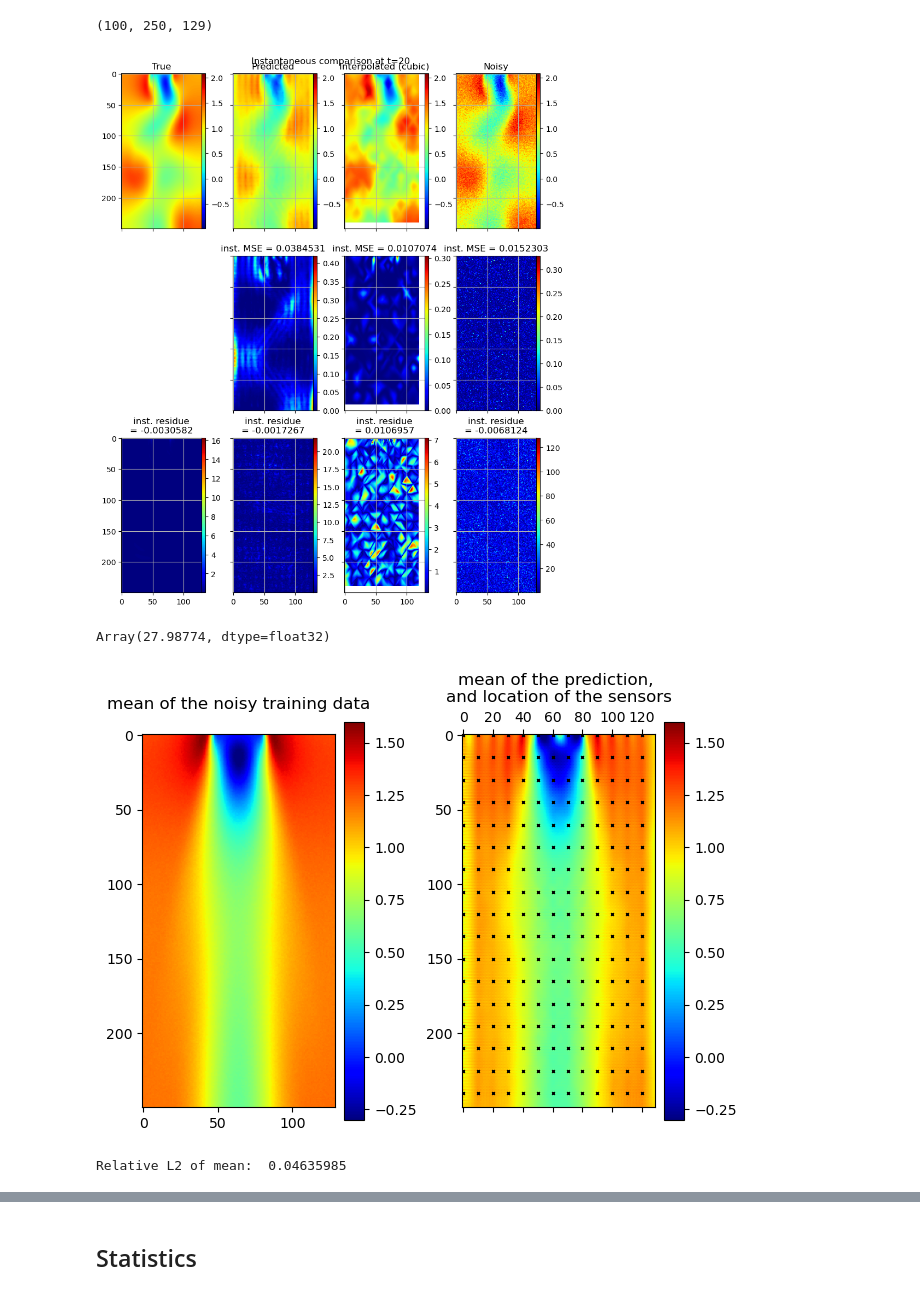
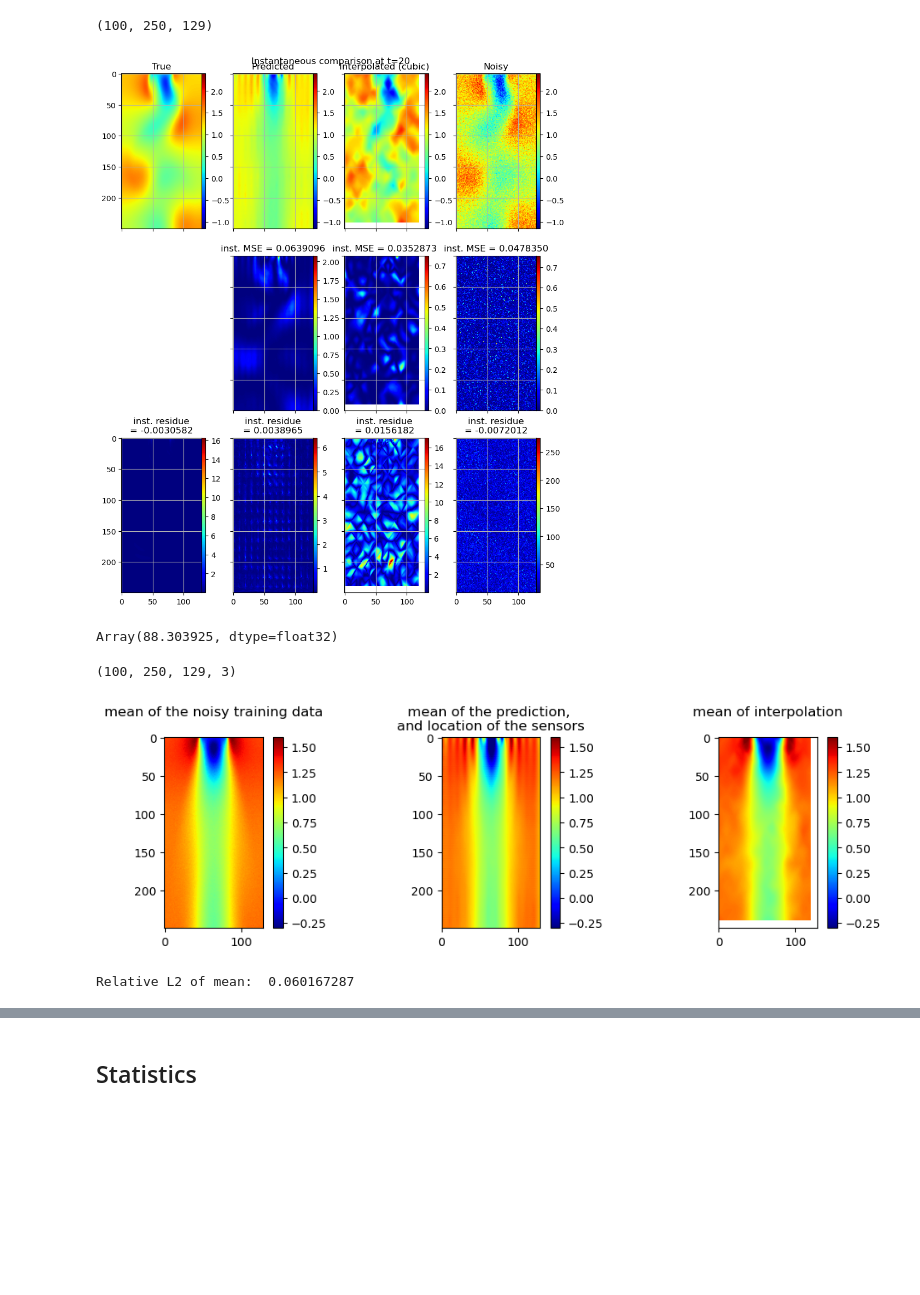
Before and after one commit to MagriLab/FlowReconstructionFromExperiment, a Jupyter notebook: visualisation_notebook/results_physics.ipynb, the cells around one changed output, grey strips where cells are left out. Cells and saved outputs as stored; diff of their text form; code cells hidden in the pictures; blank space fills up the shorter version.

Commit message:
figures for comparing lossfns when noisy

```diff
--- a/visualisation_notebook/results_physics.ipynb
+++ b/visualisation_notebook/results_physics.ipynb
@@ -33,13 +33,8 @@ plt.style.use('../flowrec/utils/ppt.mplstyle')
 # %%
 # results_dir = Path('../local_results/t2spfcpi3230718102925') # qr-pod
 # results_dir = Path('../local_results/draft/t2gpfcpi3230714182415/') # clean_grid_recosntruction
-# results_dir = Path('../local_results/snr20-mean3/treasured-sweep-11/') # best snr20 mean3
-# results_dir = Path('../local_results/t2gpfcpi3230626091222') # best snr20 loss3
-# results_dir = Path('../local_results/noisy/20_classic') # best snr20 classic
-# results_dir = Path('../local_results/t2gpfcpm3230627094135/') # best snr10 mean3
-# results_dir = Path('../local_results/t2gpfcpi3230627095849') # best snr10 loss3
-# results_dir = Path('../local_results/noisy/10_classic') # best snr10 classic
-results_dir = Path('../local_results/noisy/10_3_filters')
+# results_dir = Path('../local_results/draft/snr5_3/snr5_3-41')
+results_dir = Path('../local_results/draft/snr5_mean3/t2gpfcpm3230810104613/')
 
 print('Does directory exist?',results_dir.exists())
 ! ls $results_dir
@@ -501,25 +498,32 @@ for ax in grid:
 
 plt.show()
 # %% [output]
-[figure, old version]
+[figure, new version]
 # %%
 losses.mse(l_d_noisy)
 # %% [output]
-Array(27.98774, dtype=float32)
+Array(88.303925, dtype=float32)
+# %%
+compare_interp.shape
+# %% [output]
+(100, 250, 129, 3)
 # %%
-fig,axes = plt.subplots(1,2)
+fig,axes = plt.subplots(1,3,figsize=(10,3))
 axes[0].set_title('mean of the noisy training data\n')
 im0 = axes[0].imshow(jnp.mean(u_train_n,axis=0)[...,0],vmax=1.6,vmin=-0.3)
 plt.colorbar(im0)
 axes[1].set_title('mean of the prediction, \nand location of the sensors')
 im1 = axes[1].imshow(jnp.mean(pred_train,axis=0)[...,0],vmax=1.6,vmin=-0.3)
-axes[1].spy(observed_plot[t_plt,...,0],marker='x',markersize=2,c='k')
+# axes[1].spy(observed_plot[t_plt,...,0],marker='x',markersize=2,c='k')
 plt.colorbar(im1)
+axes[2].set_title('mean of interpolation\n')
+im2 = axes[2].imshow(jnp.mean(compare_interp,axis=0)[...,0],vmax=1.6,vmin=-0.3)
+plt.colorbar(im2)
 plt.show()
 print('Relative L2 of mean: ', losses.mse(np.mean(pred_test,axis=0),np.mean(u_test,axis=0))/losses.mse(np.mean(u_test,axis=0)))
 # %% [output]
-[figure, old version]
+[figure, new version]
-Relative L2 of mean:  0.04635985
+Relative L2 of mean:  0.060167287
 # %%
 ## residue averaged over time
 rmse_true = np.mean((l_d_true+l_m_true[0,...]+l_m_true[1,...])**2)
```
Also changed, not shown: parts of 13 cells of this notebook, 5 other files.
